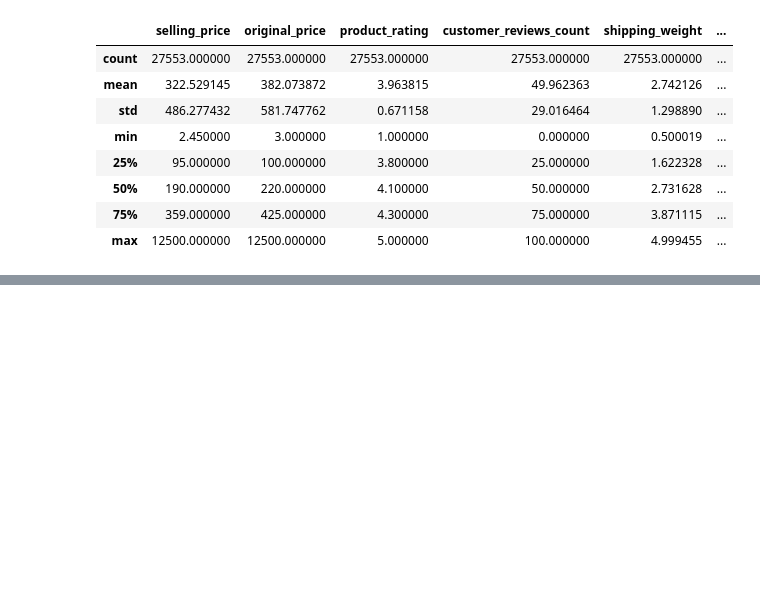
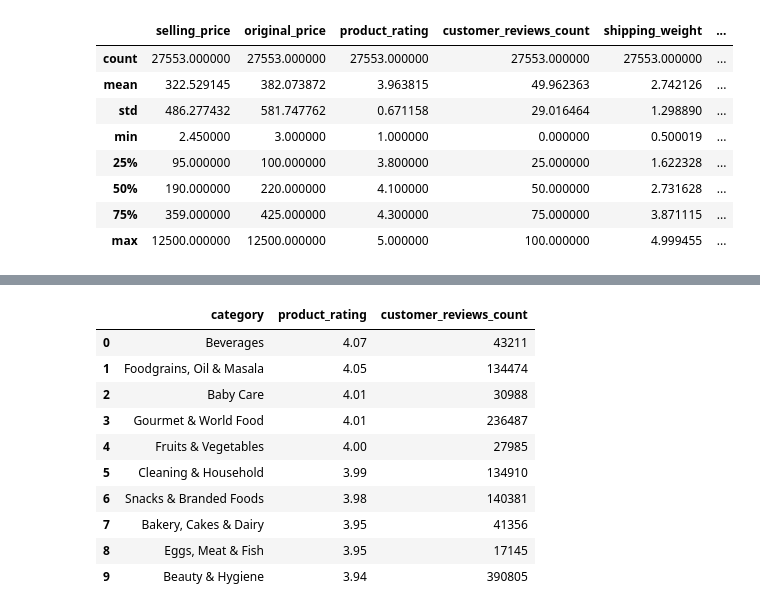
Before and after one commit to viraj19r/market_pulse, a Jupyter notebook: preprocessing.ipynb, the cells around one changed output, grey strips where cells are left out. Cells and saved outputs as stored; diff of their text form; code cells hidden in the pictures; blank space fills up the shorter version.

Commit message:
best category analysis

```diff
--- a/preprocessing.ipynb
+++ b/preprocessing.ipynb
@@ -503,3 +504,8 @@ fig.update_layout(
 )
 
 fig.show()
+# %%
+data_average_rating = data.groupby(['category'])['product_rating'].mean().reset_index()
+data_average_rating['product_rating'] = data_average_rating['product_rating'].round(2)
+data_average_rating = data_average_rating.sort_values(by=['product_rating'], ascending=False)
+data_average_rating.head(20)
@@ -505,0 +525,4 @@ fig.show()
+# %%
+data_category_sales = data.groupby(['category'])['customer_reviews_count'].sum().reset_index()
+data_category_sales = data_category_sales.sort_values(by='customer_reviews_count', ascending=False)
+data_category_sales.head(20)
@@ -505,0 +542,15 @@ fig.show()
+# %%
+top_category = pd.merge(data_average_rating.head(50), data_category_sales.head(50), on=['category'], how='inner')
+top_category.head(10)
+# %% [output]
+|  | category | product_rating | customer_reviews_count |
+| 0 | Beverages | 4.07 | 43211 |
+| 1 | Foodgrains, Oil & Masala | 4.05 | 134474 |
+| 2 | Baby Care | 4.01 | 30988 |
+| 3 | Gourmet & World Food | 4.01 | 236487 |
+| 4 | Fruits & Vegetables | 4.00 | 27985 |
+| 5 | Cleaning & Household | 3.99 | 134910 |
+| 6 | Snacks & Branded Foods | 3.98 | 140381 |
+| 7 | Bakery, Cakes & Dairy | 3.95 | 41356 |
+| 8 | Eggs, Meat & Fish | 3.95 | 17145 |
+| 9 | Beauty & Hygiene | 3.94 | 390805 |
```
Also changed, not shown: parts of 9 cells of this notebook.
